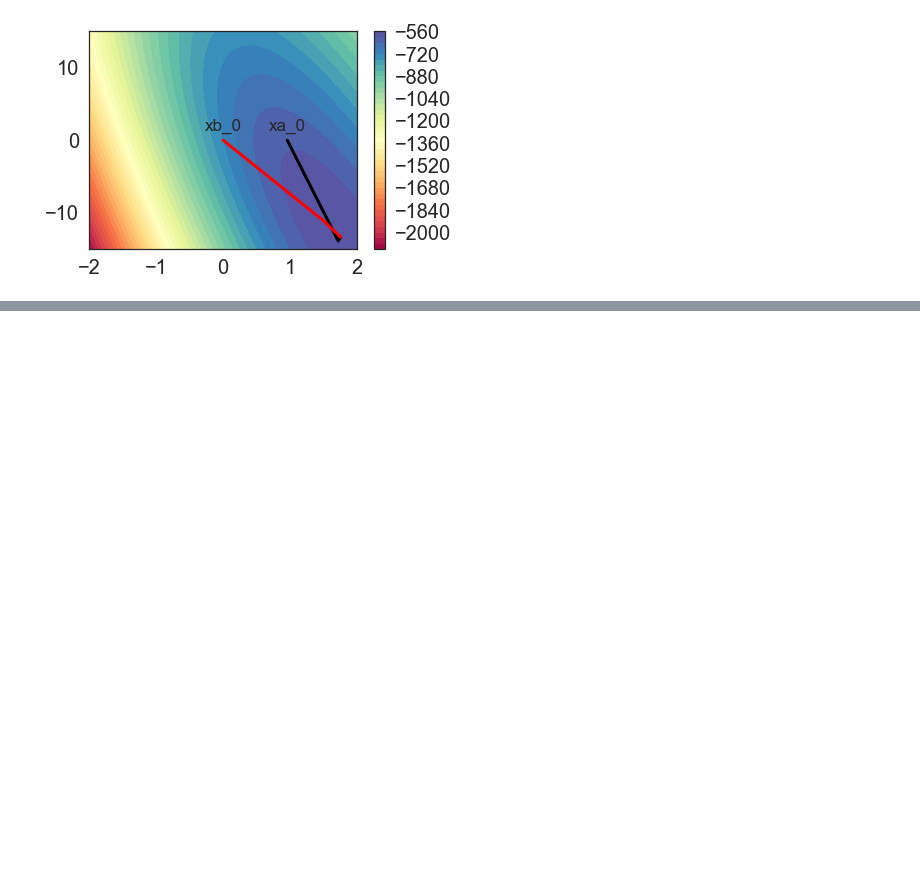
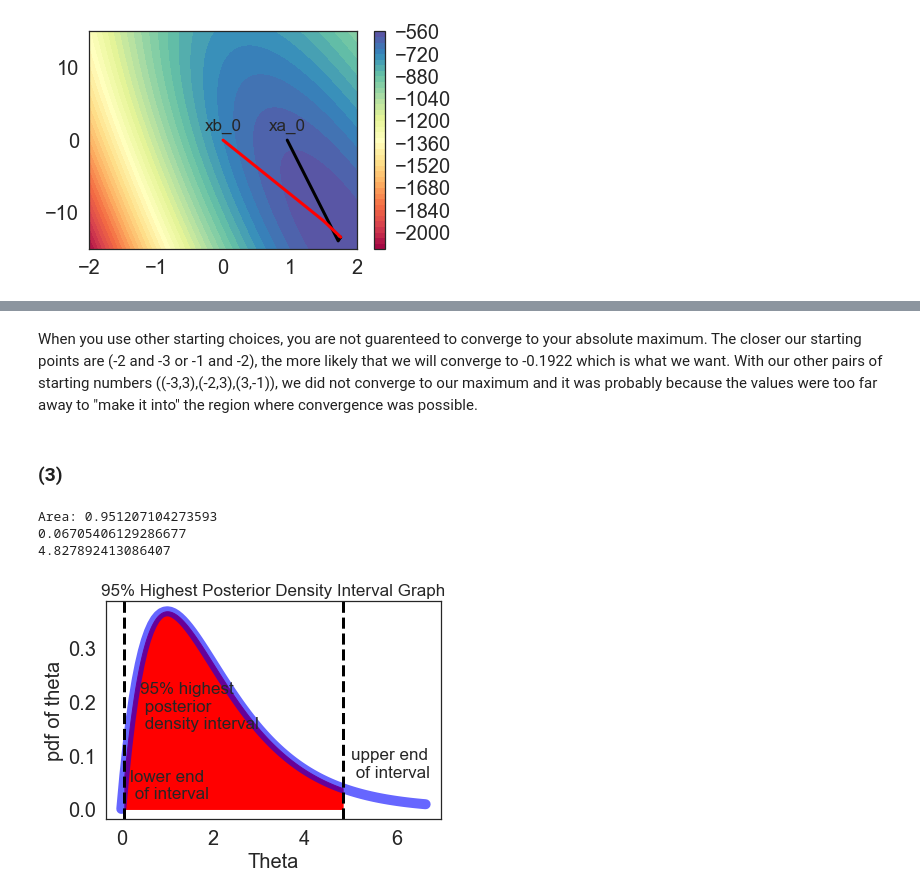
Before and after one commit to rachelsingleton/Math472, a Jupyter notebook: Singleton_HW3.ipynb, the cells around one changed output, grey strips where cells are left out. Cells and saved outputs as stored; diff of their text form; code cells hidden in the pictures; blank space fills up the shorter version.

```diff
--- a/Singleton_HW3.ipynb
+++ b/Singleton_HW3.ipynb
@@ -146,0 +438,4 @@ Text(0,10,'xb_0')
+# %% [markdown]
+When you use other starting choices, you are not guarenteed to converge to your absolute maximum. The closer our starting points are (-2 and -3 or -1 and -2), the more likely that we will converge to -0.1922 which is what we want. With our other pairs of starting numbers ((-3,3),(-2,3),(3,-1)), we did not converge to our maximum and it was probably because the values were too far away to "make it into" the region where convergence was possible.
+# %% [markdown]
+### (3)
@@ -146,0 +447,50 @@ Text(0,10,'xb_0')
+# %%
+from scipy.stats import gamma
+
+# We are given this in the problem
+a = 2
+# Finding our values
+x = np.linspace(gamma.ppf(0, a), gamma.ppf(0.99, a), 100)
+y_vals = gamma.pdf(x, a)
+plt.plot(x, y_vals,'b-', lw=10, alpha=0.6, label='gamma pdf')
+
+## Maximum
+maxy = y_vals.max()
+indexy = y_vals.argmax()
+
+step_size = (maxy/10000)
+area = 0
+num_iterations = 0
+max_iterations = 11000
+
+while(area <= 0.95 and (num_iterations < max_iterations)):
+    y = maxy - num_iterations*(step_size)
+    values = np.abs(y_vals - y)
+    left_array = values[0:indexy]
+    right_array = values[indexy:-1]
+    left_min_idx = left_array.argmin()
+    right_min_idx = right_array.argmin()
+    left_min = x[left_min_idx]
+    right_min= x[len(left_array)+right_min_idx]
+    area = gamma.cdf(right_min,a) - gamma.cdf(left_min,a)
+    num_iterations += 1
+print("Area:",area)
+print(left_min)
+print(right_min)
+
+plt.axvline(left_min, color = 'k', ls='--')
+plt.axvline(right_min, color = 'k', ls='--')
+plt.annotate('lower end \n of interval',xy=(0.2,0.02),fontsize=17)
+plt.annotate('upper end \n of interval',xy=(5,0.06),fontsize=17)
+plt.annotate('95% highest \n posterior \n density interval',xy=(0.4,0.15),fontsize=17)
+plt.xlabel('Theta',fontsize=20)
+plt.ylabel('pdf of theta',fontsize=20)
+hi = np.arange(left_min, right_min, 0.01)
+plt.fill_between(hi, gamma.pdf(hi, a), color = 'r')
+plt.title('95% Highest Posterior Density Interval Graph',fontsize=17)
+plt.show()
+# %% [output]
+Area: 0.951207104273593
+0.06705406129286677
+4.827892413086407
+[figure, added]
```
Also changed, not shown: parts of 12 cells of this notebook, 1 other file.
